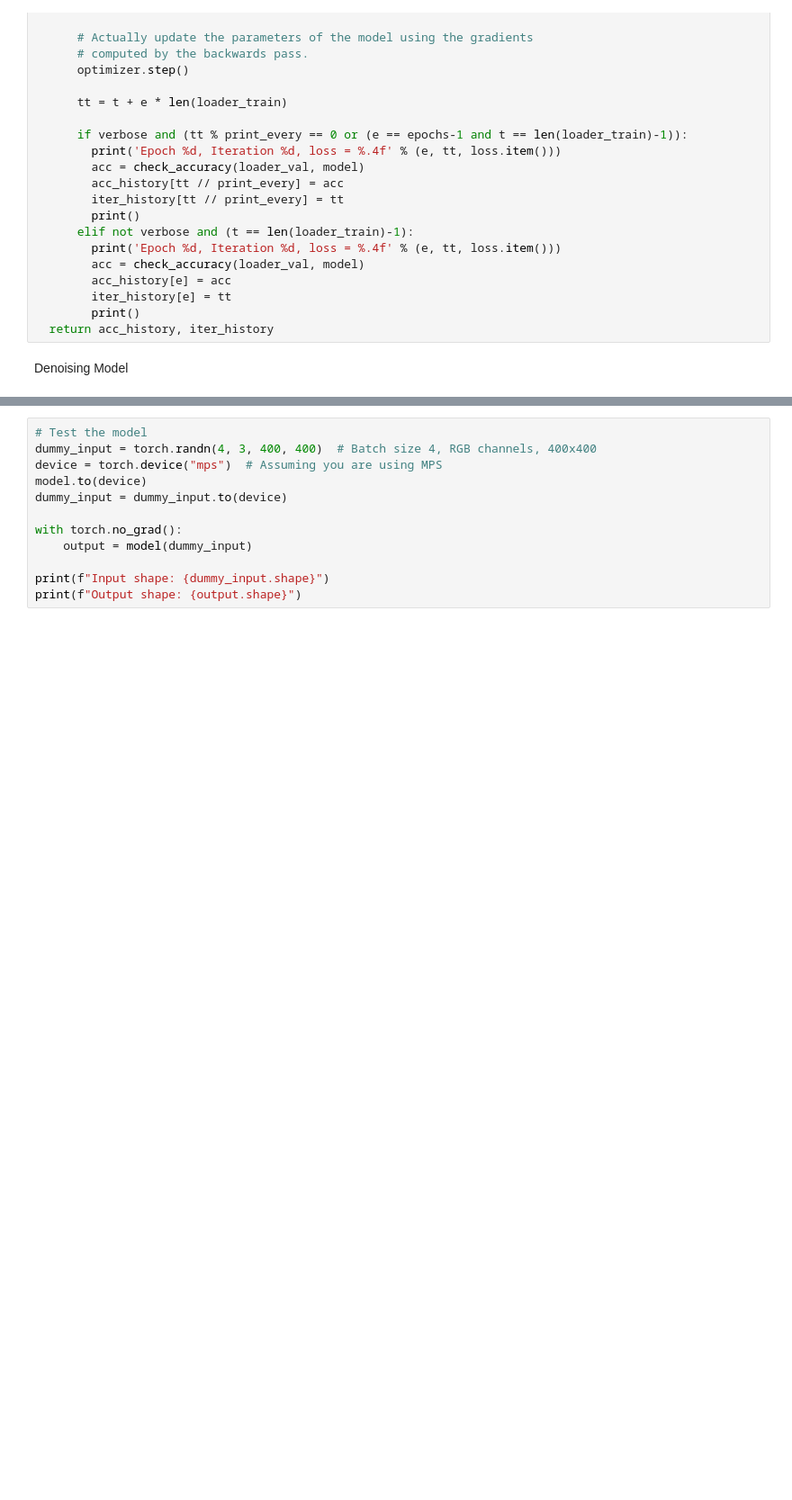
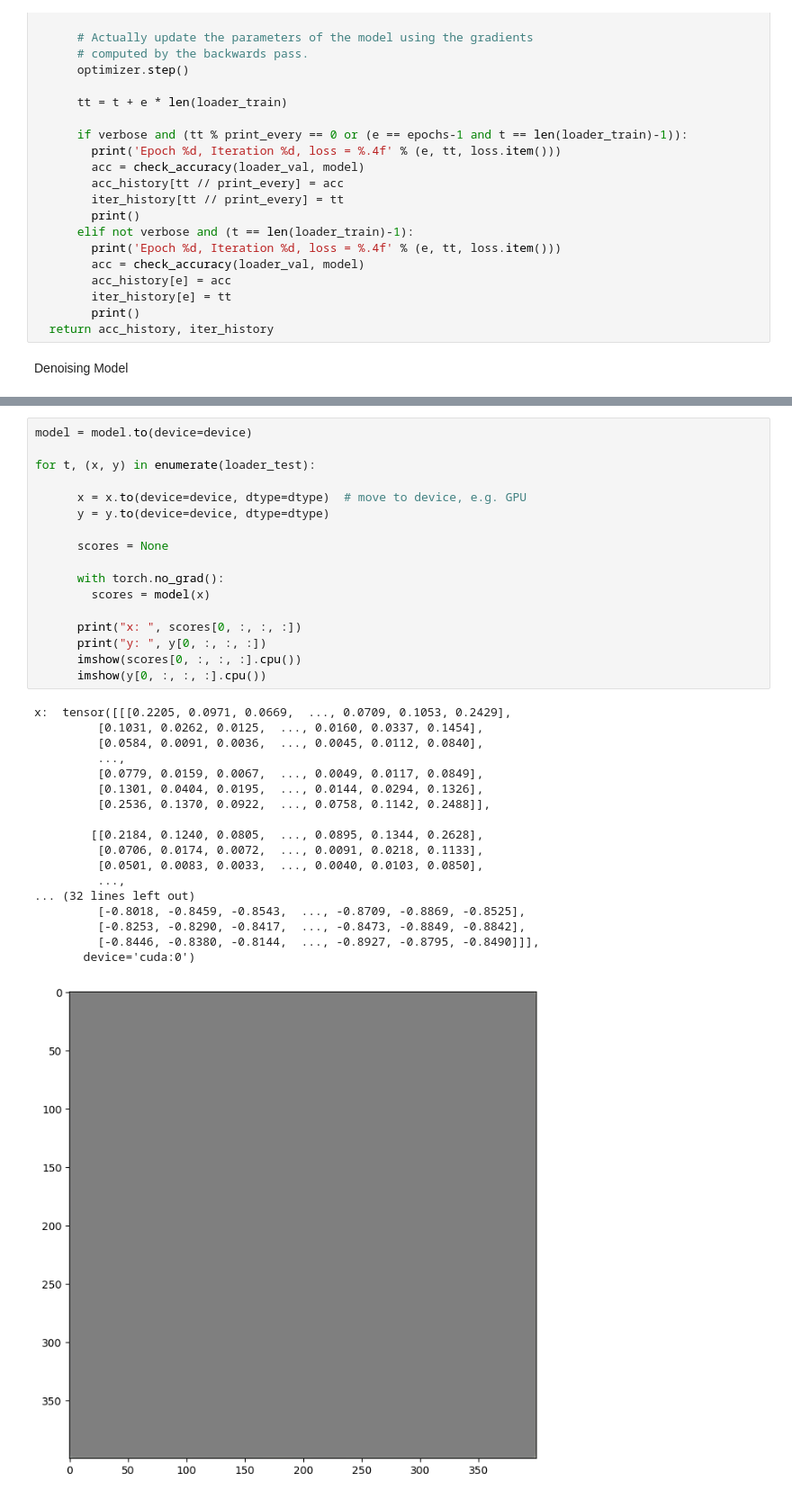
Before and after one commit to ashieh3/imagedenoising, a Jupyter notebook: denoiser.ipynb, the cells around one changed output, grey strips where cells are left out. Shown at 90% size. Saved outputs shown, nothing was run; the diff lists cells and outputs as text; blank space fills up the shorter version.

Commit message:
trying to display output

```diff
--- a/denoiser.ipynb
+++ b/denoiser.ipynb
@@ -407,12 +363,36 @@ Shape of y:torch.Size([4, 3, 400, 400]), dtype: torch.float32
 # %%
-# Test the model
-dummy_input = torch.randn(4, 3, 400, 400)  # Batch size 4, RGB channels, 400x400
-device = torch.device("mps")  # Assuming you are using MPS
-model.to(device)
-dummy_input = dummy_input.to(device)
+model = model.to(device=device)
 
-with torch.no_grad():
-    output = model(dummy_input)
+for t, (x, y) in enumerate(loader_test):
 
-print(f"Input shape: {dummy_input.shape}")
-print(f"Output shape: {output.shape}")
+      x = x.to(device=device, dtype=dtype)  # move to device, e.g. GPU
+      y = y.to(device=device, dtype=dtype)
+
+      scores = None
+
+      with torch.no_grad():
+        scores = model(x)
+
+      print("x: ", scores[0, :, :, :])
+      print("y: ", y[0, :, :, :])
+      imshow(scores[0, :, :, :].cpu())
+      imshow(y[0, :, :, :].cpu())
+# %% [output]
+x:  tensor([[[0.2205, 0.0971, 0.0669,  ..., 0.0709, 0.1053, 0.2429],
+         [0.1031, 0.0262, 0.0125,  ..., 0.0160, 0.0337, 0.1454],
+         [0.0584, 0.0091, 0.0036,  ..., 0.0045, 0.0112, 0.0840],
+         ...,
+         [0.0779, 0.0159, 0.0067,  ..., 0.0049, 0.0117, 0.0849],
+         [0.1301, 0.0404, 0.0195,  ..., 0.0144, 0.0294, 0.1326],
+         [0.2536, 0.1370, 0.0922,  ..., 0.0758, 0.1142, 0.2488]],
+
+        [[0.2184, 0.1240, 0.0805,  ..., 0.0895, 0.1344, 0.2628],
+         [0.0706, 0.0174, 0.0072,  ..., 0.0091, 0.0218, 0.1133],
+         [0.0501, 0.0083, 0.0033,  ..., 0.0040, 0.0103, 0.0850],
+         ...,
+... (32 lines left out)
+         [-0.8018, -0.8459, -0.8543,  ..., -0.8709, -0.8869, -0.8525],
+         [-0.8253, -0.8290, -0.8417,  ..., -0.8473, -0.8849, -0.8842],
+         [-0.8446, -0.8380, -0.8144,  ..., -0.8927, -0.8795, -0.8490]]],
+       device='cuda:0')
+[figure, added]
```
Also changed, not shown: parts of 3 cells of this notebook.
